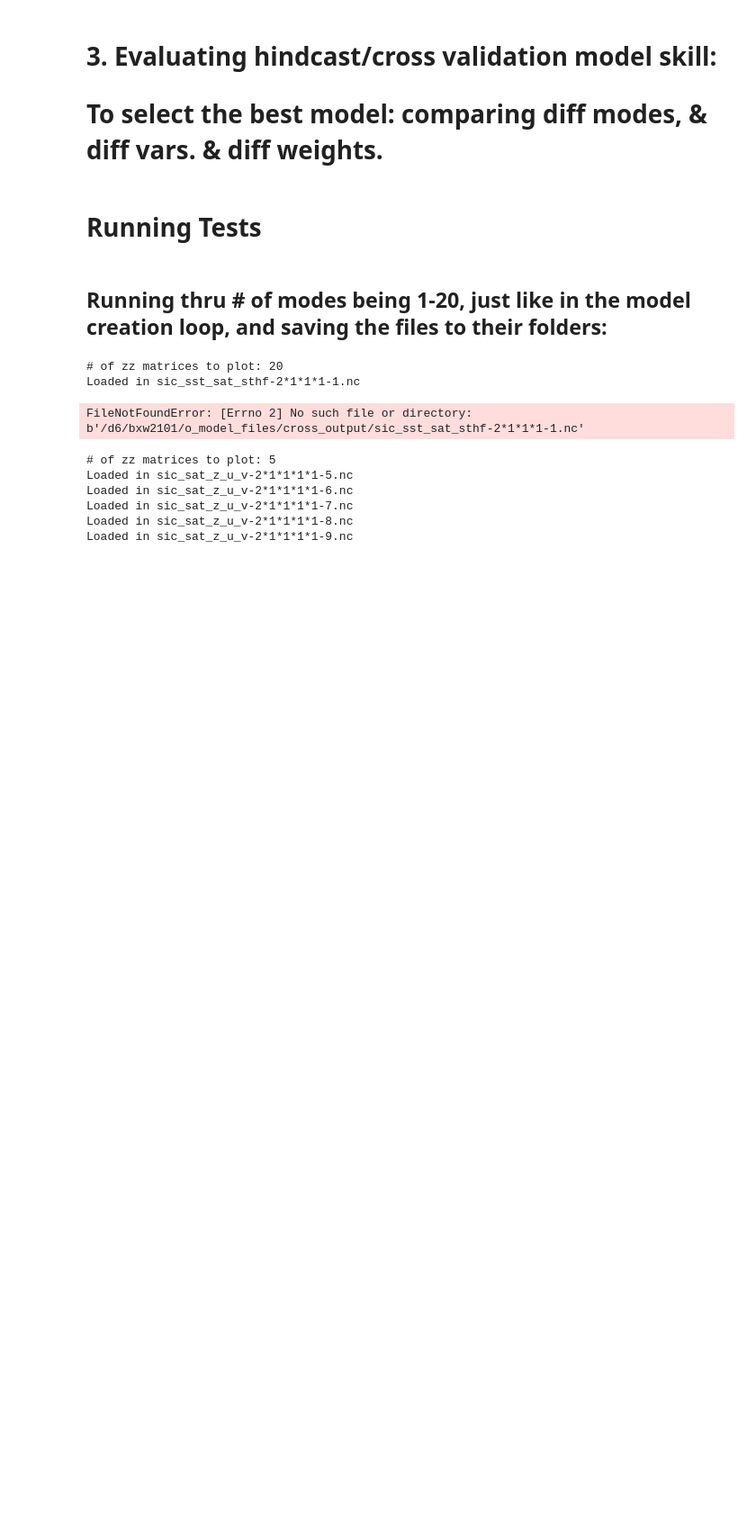
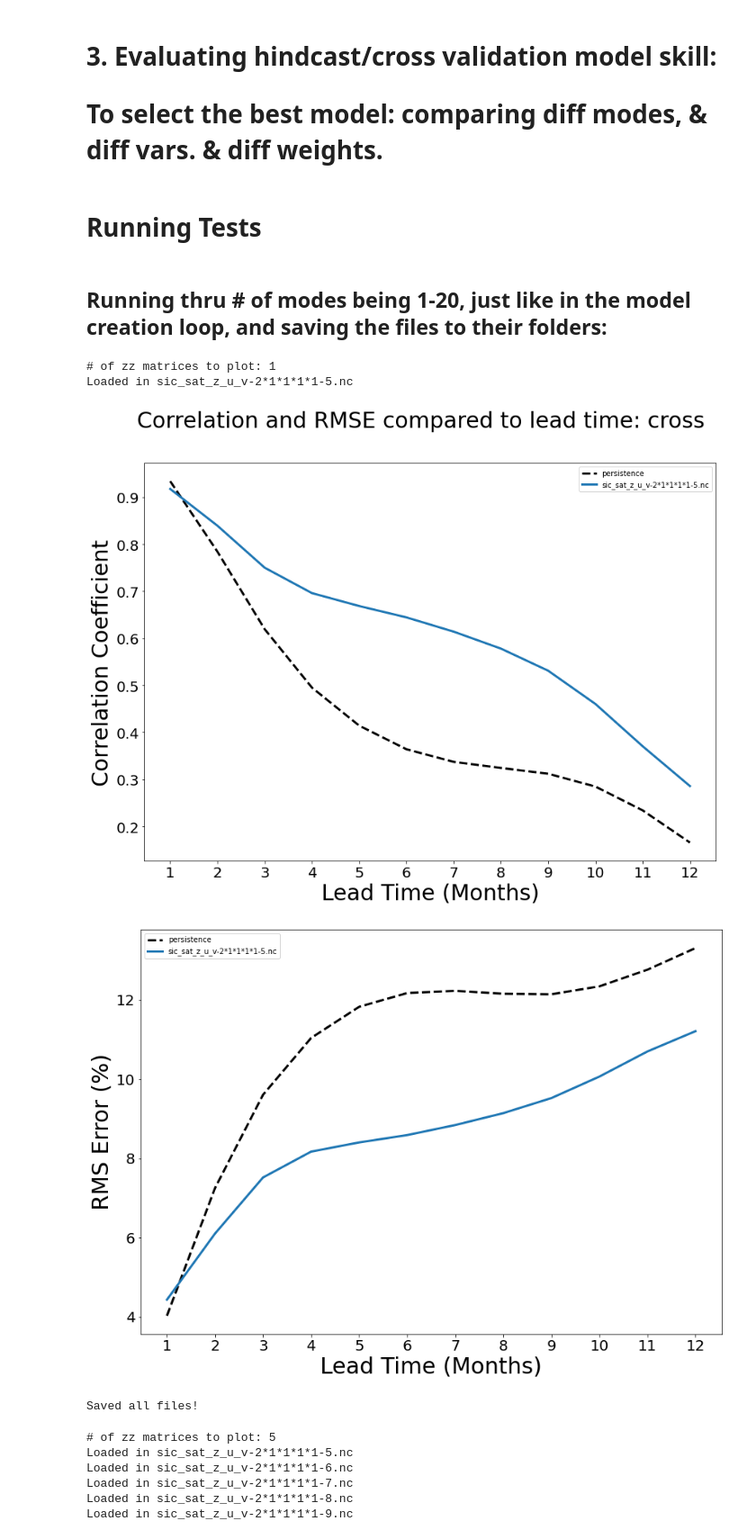
Before and after one commit to bernardw11/seaice_forecasts, a Jupyter notebook: remake_old_model/meof_hcast_cross_og.ipynb, the cells around one changed output. Shown at 90% size. Drawn from its saved outputs; the diff is of its cells as text; code cells hidden in the pictures; blank space fills up the shorter version.

Commit message:
getting final results of our linear markov model

```diff
--- a/remake_old_model/meof_hcast_cross_og.ipynb
+++ b/remake_old_model/meof_hcast_cross_og.ipynb
@@ -430,24 +416,29 @@ print(solver.eigenvalues(neigs=modes))
 # %%
 # Define your variables
 #f_name = 'sic_sst_sat_sthf-2*1*1*1'
 matrix_type = 'cross'
-mode_comparison = [f_name+'-'+str(i)+'.nc' for i in range(1, 21)]
+mode_comparison = [f_name+'-'+str(i)+'.nc' for i in range(5, 6)]
 
 #Run the plots
-ac, ar = leadtime_plot(matrix_type, mode_comparison, dp1_region)
+ac, ar, pc, pr = leadtime_plot(matrix_type, mode_comparison, dp1_region)
 
 # Save your correlation and rmse files
-os.chdir('/d6/bxw2101/model_files/'+matrix_type+'_analysis/dp1_region/')
+os.chdir('/d6/bxw2101/o_model_files/'+matrix_type+'_analysis/dp1_region/')
 if not os.path.exists(f_name):
     os.mkdir(f_name)
 for i in range (len(mode_comparison)):
-    np.savetxt('/d6/bxw2101/model_files/'+matrix_type+'_analysis/'+'dp1_region/'+f_name+'/'+mode_comparison[i][:-3]+'-corr.txt', ac[i], delimiter=',')
-    np.savetxt('/d6/bxw2101/model_files/'+matrix_type+'_analysis/'+'dp1_region/'+f_name+'/'+mode_comparison[i][:-3]+'-rmse.txt', ar[i], delimiter=',')
+    np.savetxt('/d6/bxw2101/o_model_files/'+matrix_type+'_analysis/'+'dp1_region/'+f_name+'/'+mode_comparison[i][:-3]+'-corr.txt', ac[i], delimiter=',')
+    np.savetxt('/d6/bxw2101/o_model_files/'+matrix_type+'_analysis/'+'dp1_region/'+f_name+'/'+mode_comparison[i][:-3]+'-rmse.txt', ar[i], delimiter=',')
+    np.savetxt('/d6/bxw2101/o_model_files/'+matrix_type+'_analysis/'+'dp1_region/persistence-corr.txt', pc, delimiter=',')
+    np.savetxt('/d6/bxw2101/o_model_files/'+matrix_type+'_analysis/'+'dp1_region/persistence-rmse.txt', pr, delimiter=',')
+
 print('Saved all files!')
 # %% [output]
-# of zz matrices to plot: 20
-Loaded in sic_sst_sat_sthf-2*1*1*1-1.nc
+# of zz matrices to plot: 1
+Loaded in sic_sat_z_u_v-2*1*1*1*1-5.nc
+[figure, added]
+[figure, added]
-FileNotFoundError: [Errno 2] No such file or directory: b'/d6/bxw2101/o_model_files/cross_output/sic_sst_sat_sthf-2*1*1*1-1.nc'
+Saved all files!
 # %%
 mode_comparison = ['sic_sat_z_u_v-2*1*1*1*1-'+str(i)+'.nc' for i in range(5, 10)]
 ac, ar = leadtime_plot('cross', mode_comparison, dp1_region)
```
Also changed, not shown: parts of 3 cells of this notebook, 8 other files.
